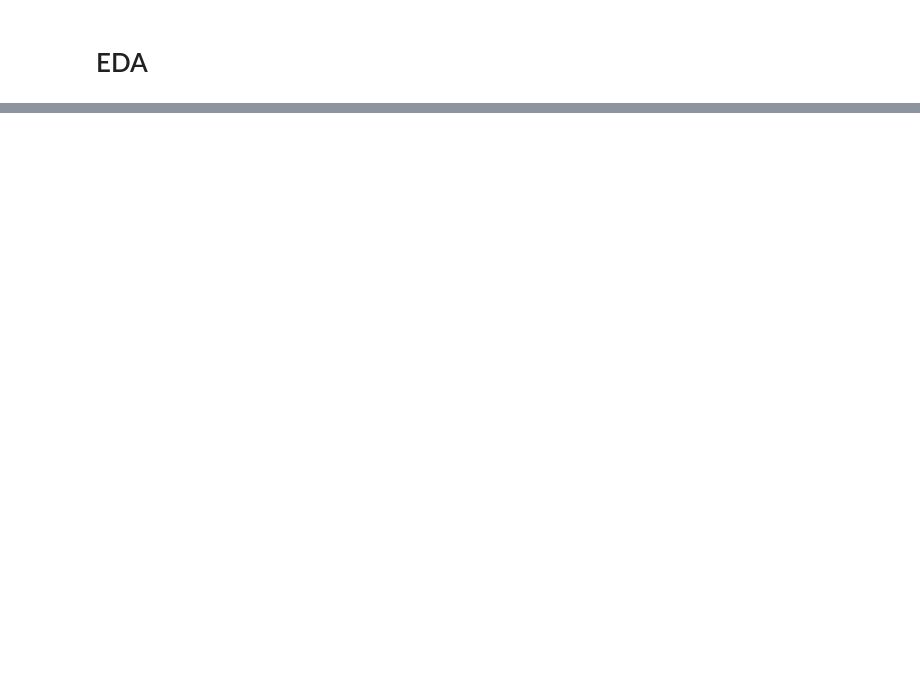
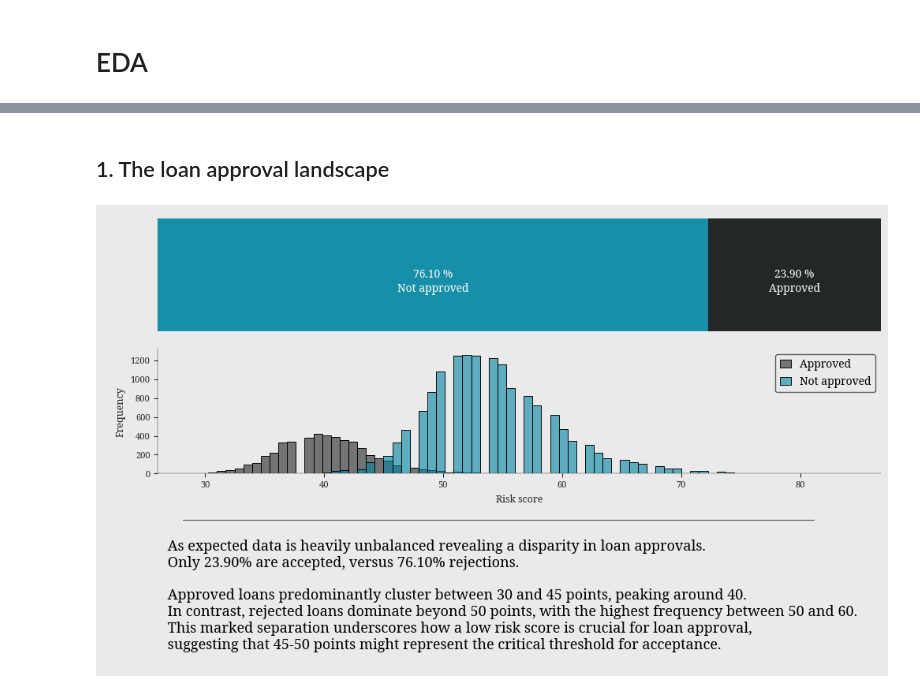
Before and after one commit to carminemnc/notes, a Jupyter notebook: eda/eda.ipynb, the cells around one changed output, grey strips where cells are left out. Cells and saved outputs as stored; diff of their text form; code cells hidden in the pictures; blank space fills up the shorter version.

```diff
--- a/eda/eda.ipynb
+++ b/eda/eda.ipynb
@@ -127,0 +60,34 @@ plt.show()
+# %% [markdown]
+## 1. The loan approval landscape
+# %%
+fig, (ax1, ax2) = plt.subplots(2, 1, figsize=(10, 4))
+
+# binary ratio plot
+leo.binary_ratio_plot(data=df, column_name='loan_approved', target_zero_name="Not approved", target_one_name="Approved", ax=ax1)
+
+# let's see distribution of risk score by approval status
+sns.histplot(data=df, x='risk_score', hue='loan_approved', multiple="layer", alpha=0.6, ax=ax2)
+ax2.set_xlabel('Risk score')
+ax2.set_ylabel('Frequency')
+ax2.legend(labels=['Approved', 'Not approved'],loc='upper right')
+
+leo.insights_box(fig,
+                 fontsize=13,
+                 position='bottom',
+                 x=0,
+                 y=-0.02,
+                 text=
+                 """
+                 As expected data is heavily unbalanced revealing a disparity in loan approvals.
+                 Only 23.90% are accepted, versus 76.10% rejections.
+
+                 Approved loans predominantly cluster between 30 and 45 points, peaking around 40.
+                 In contrast, rejected loans dominate beyond 50 points, with the highest frequency between 50 and 60.
+                 This marked separation underscores how a low risk score is crucial for loan approval,
+                 suggesting that 45-50 points might represent the critical threshold for acceptance.
+                 """)
+
+plt.tight_layout()
+plt.show()
+# %% [output]
+[figure, added]
```
Also changed, not shown: parts of 20 cells of this notebook, 1 other file.
